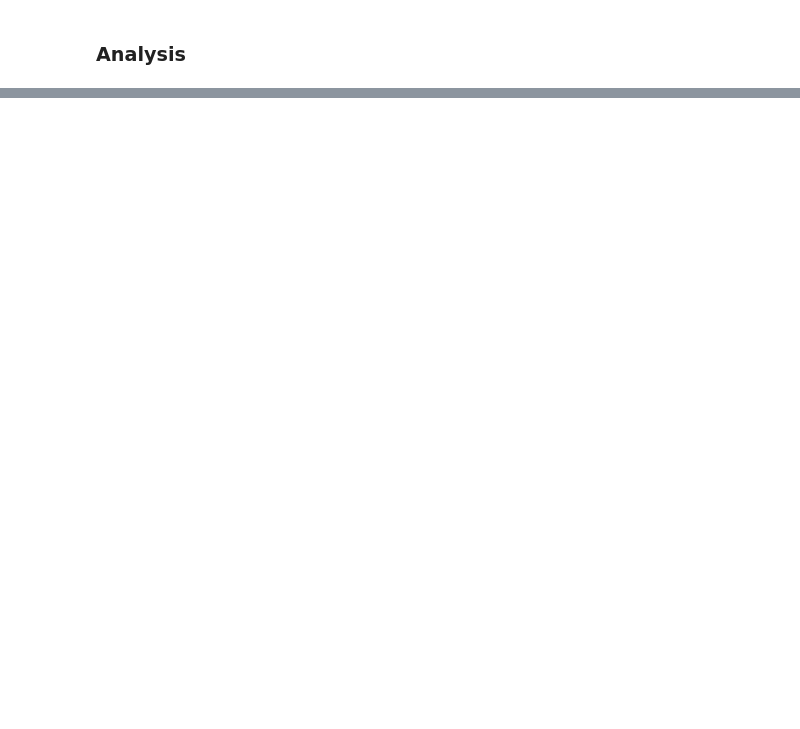
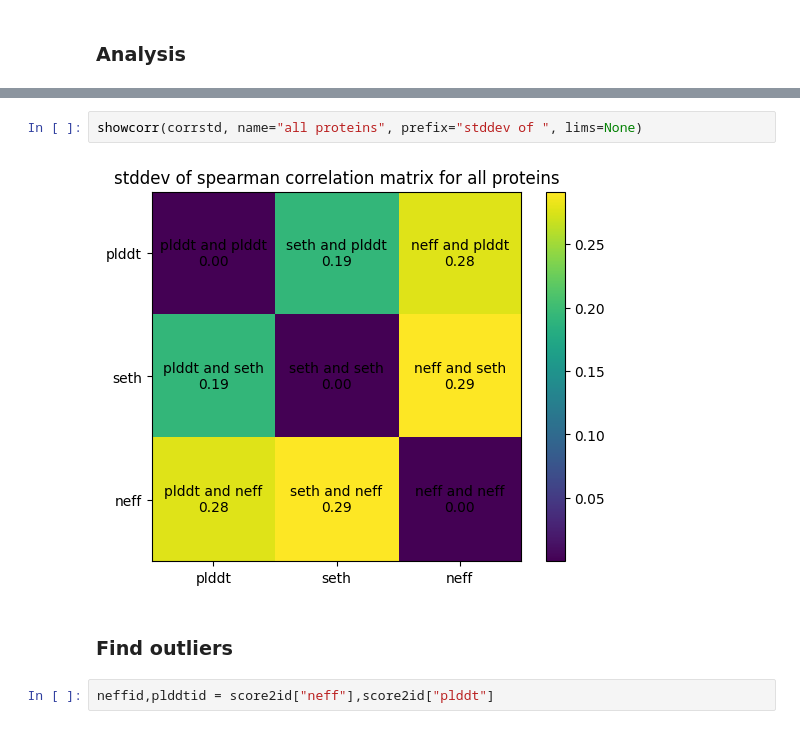
Before and after one commit to neftlon/af2-plddt-contextualized, a Jupyter notebook: scripts/proteomewide.ipynb, the cells around one changed output, grey strips where cells are left out. Drawn from its saved outputs; the diff is of its cells as text; blank space fills up the shorter version.

```diff
--- a/scripts/proteomewide.ipynb
+++ b/scripts/proteomewide.ipynb
@@ -92,0 +121,8 @@ Text(0.5, 1.0, 'correlation matrix for Q9H2J1')
+# %%
+showcorr(corrstd, name="all proteins", prefix="stddev of ", lims=None)
+# %% [output]
+[figure, added]
+# %% [markdown]
+### Find outliers
+# %%
+neffid,plddtid = score2id["neff"],score2id["plddt"]
```
Also changed, not shown: parts of 22 cells of this notebook.
